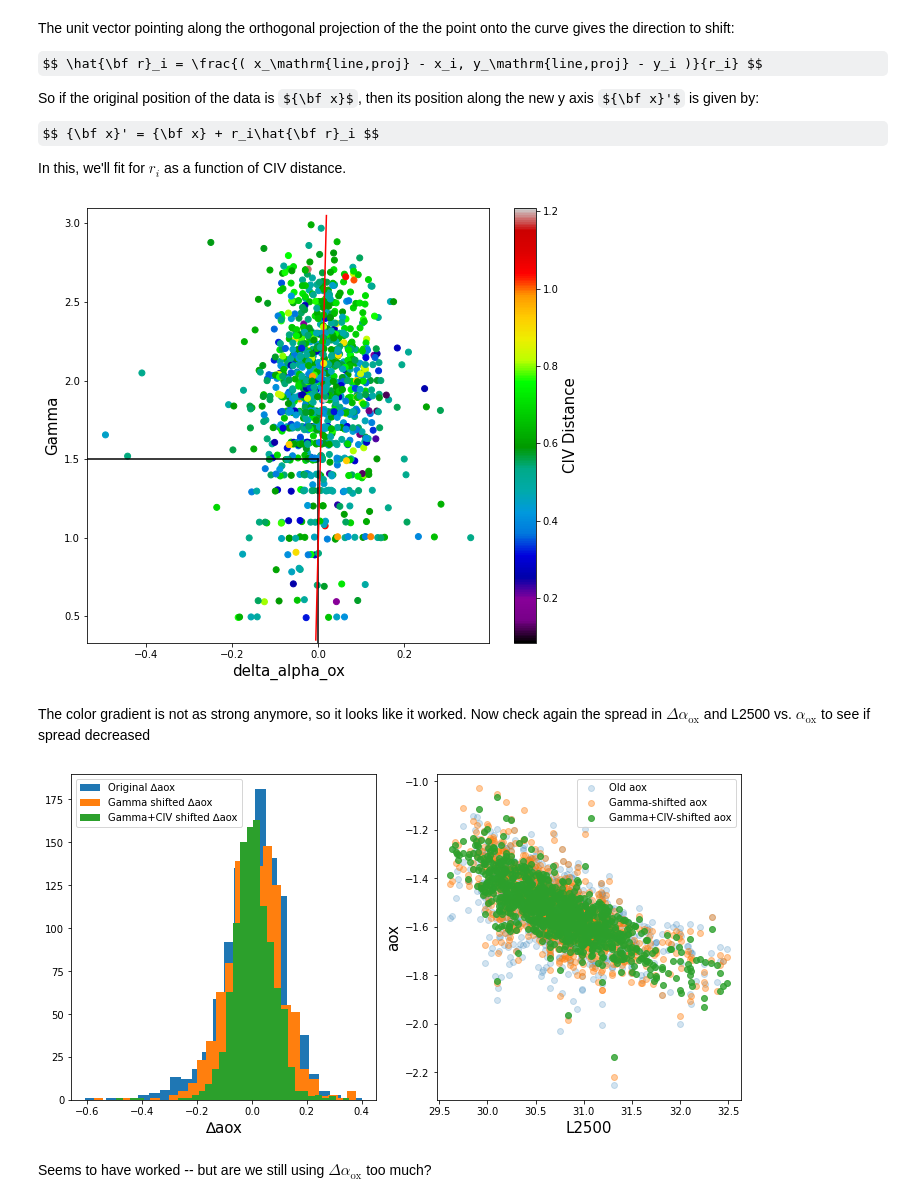
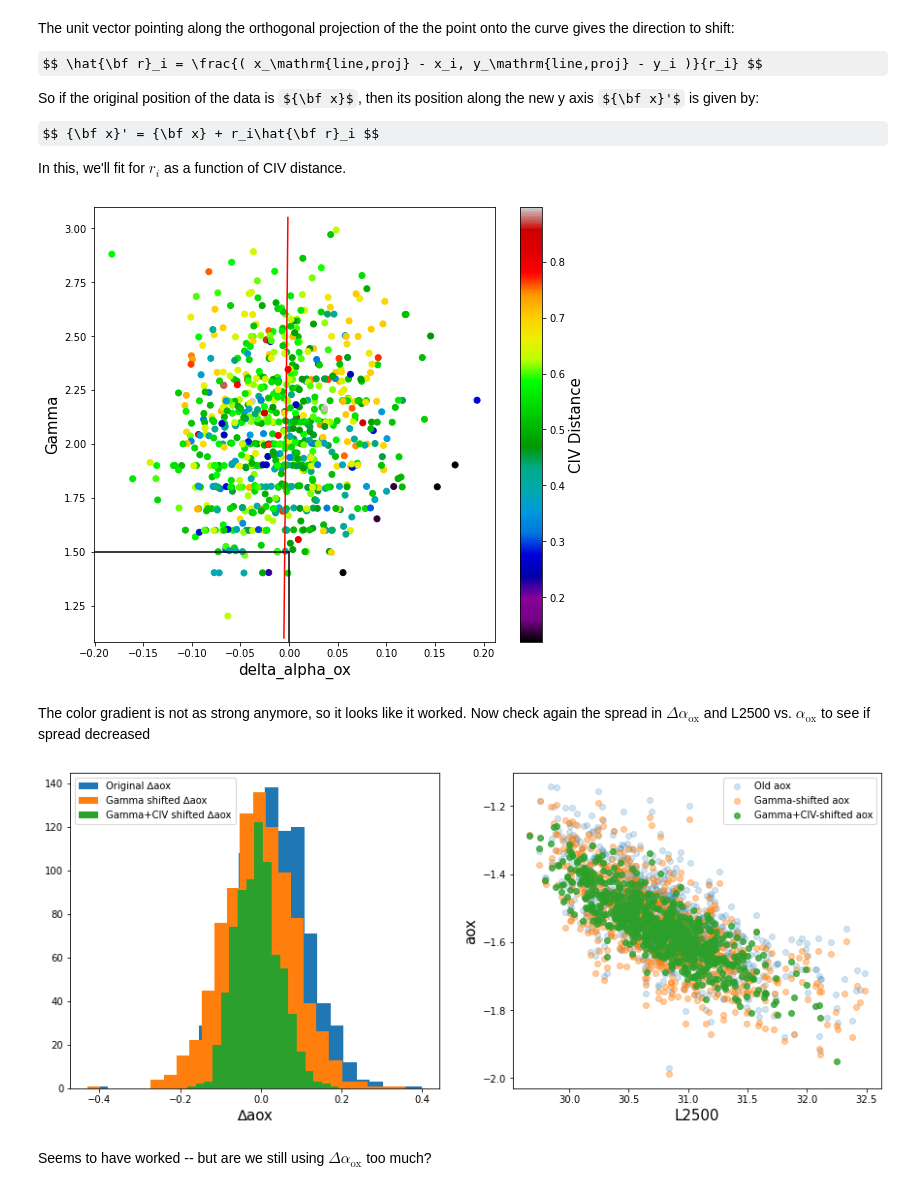
Before and after one commit to trevormccaffrey/Cosmology_Quasars, a Jupyter notebook: Xray_data/gamma_daox_diagonal_corrs_shiftdaox_4_mean_clean_3_linfits.ipynb, the cells around one changed output. Saved outputs shown, nothing was run; the diff lists cells and outputs as text; code cells hidden in the pictures; some formulas as TeX source.

```diff
--- a/Xray_data/gamma_daox_diagonal_corrs_shiftdaox_4_mean_clean_3_linfits.ipynb
+++ b/Xray_data/gamma_daox_diagonal_corrs_shiftdaox_4_mean_clean_3_linfits.ipynb
@@ -485,16 +491,16 @@ Get the distances from the new y-axis and plot against CIV distance; it looks li
 dist_yax_scaled = perp_distance(data_gamma_scale, xax_scale, yax_scale)
 # %%
 #Look at two fits - one of CIVdist vs distance from y' axis; another vice versa
-m_civ,b_civ = np.polyfit(CIVdist, dist_yax_scaled, 1)
+m_civ,b_civ = np.polyfit(CIVdist[~variable_list], dist_yax_scaled, 1)
 yrange_civ = np.linspace(0.02,1.22,500)
 x_civ = m_civ*yrange_civ + b_civ
 
-m_civ2,b_civ2 = np.polyfit(dist_yax_scaled, CIVdist, 1)
+m_civ2,b_civ2 = np.polyfit(dist_yax_scaled, CIVdist[~variable_list], 1)
 xrange_civ2 = np.linspace(-.25,.25,500)
 y_civ2 = m_civ2*xrange_civ2 + b_civ2
 
 fig = plt.figure(figsize=(6,6))
-plt.scatter(dist_yax_scaled, CIVdist, alpha=0.5)
+plt.scatter(dist_yax_scaled, CIVdist[~variable_list], alpha=0.5)
 #plot_contour(dist_yax_scaled, CIVdist, c="b")
 ylims = plt.gca().get_ylim()
 plt.plot(x_civ, yrange_civ, "-r")
@@ -519,7 +525,7 @@ So the slope between the two is:
 $$ \tilde{m} = \frac{m_1 - \tan(\phi/2)}{1+m_1\tan(\phi/2)} $$
 # %%
 #Scale above data
-perp_civ_data = np.array([dist_yax_scaled, CIVdist]).T
+perp_civ_data = np.array([dist_yax_scaled, CIVdist[~variable_list]]).T
 fit_ydaox = np.array([x_civ, yrange_civ]).T
 fit_yCIV = np.array([xrange_civ2, y_civ2]).T
 
@@ -538,7 +544,7 @@ m2_scale = lin_slope(fit_ydaox_scale)
 phi = np.arctan((m1_scale-m2_scale)/(1+m1_scale*m2_scale))
 m_new_scaled = (m1_scale-np.tan(phi/2)) / (1+m1_scale*np.tan(phi/2))
 b_new_scaled = intfit_y_scaled - intfit_x_scaled*m_new_scaled
-x_new_scaled = np.linspace(0.50, 0.75, 1000)
+x_new_scaled = np.linspace(0.27, 0.65, 1000)
 y_new_scaled = m_new_scaled*x_new_scaled + b_new_scaled
 fit_new_scaled = np.array([x_new_scaled, y_new_scaled]).T
 
@@ -581,9 +587,9 @@ def diag_shift(data, line, mag_shift):
     return data + mag_shift*rhat
 # %%
 data_gamma_civ_scale = []
-for i in range(len(CIVdist)):
+for i in range(len(CIVdist[~variable_list])):
     #Get index of the fitted CIV distance of point
-    indperp = abs(CIVdist[i]-fit_new[:,1]).argmin()
+    indperp = abs(CIVdist[~variable_list][i]-fit_new[:,1]).argmin()
     perpshift = fit_new[indperp,0]
     data_shifted = diag_shift(data_gamma_scale[i,:], yax_scale, abs(perpshift))
     data_gamma_civ_scale.append(data_shifted)
@@ -593,7 +599,7 @@ data_gamma_civ_scale = np.array(data_gamma_civ_scale)
 data_gamma_civ = scaler_gamma.inverse_transform(data_gamma_civ_scale)
 
 fig = plt.figure(figsize=(9,8))
-plt.scatter(data_gamma_civ[:,0], data_gamma_civ[:,1], c=CIVdist, cmap="nipy_spectral", edgecolor=None)
+plt.scatter(data_gamma_civ[:,0], data_gamma_civ[:,1], c=CIVdist[~variable_list], cmap="nipy_spectral", edgecolor=None)
 xlims, ylims = plt.gca().get_xlim(), plt.gca().get_ylim()
 plt.plot([xlims[0],0],[1.5,1.5], "-k")
 plt.plot([0,0],[ylims[0],1.5], "-k")
@@ -607,30 +613,30 @@ plt.ylabel("Gamma", fontsize=15)
 plt.xlabel("delta_alpha_ox", fontsize=15)
 plt.show()
 # %% [output]
-[figure, old version]
+[figure, new version]
 # %% [markdown]
 The color gradient is not as strong anymore, so it looks like it worked.  Now check again the spread in $\Delta\alpha_\mathrm{ox}$ and L2500 vs. $\alpha_\mathrm{ox}$ to see if spread decreased
 # %%
-aox_gamma_civ = aox - (daox - data_gamma_civ[:,0]) #aox shifted based on gamma bins
+aox_gamma_civ = aox[~variable_list] - (daox[~variable_list] - data_gamma_civ[:,0]) #aox shifted based on gamma bins
 
-fig, [ax1,ax2] = plt.subplots(1, 2, figsize=(12,6))
+fig, [ax1,ax2] = plt.subplots(1, 2, figsize=(15,6))
 
 ax1.hist(daox, bins="scott", label="Original ∆aox")
 ax1.hist(daox_gamma, bins="scott", label="Gamma shifted ∆aox")
 ax1.hist(data_gamma_civ[:,0], bins="scott", label="Gamma+CIV shifted ∆aox")
 ax1.set_xlabel("∆aox", fontsize=15)
 ax1.legend(loc="best")
 
 ax2.scatter(L2500, aox, alpha=0.2, label="Old aox")
 ax2.scatter(L2500, aox_gamma, alpha=0.4, label="Gamma-shifted aox")
-ax2.scatter(L2500, aox_gamma_civ, alpha=0.8, label="Gamma+CIV-shifted aox")
+ax2.scatter(L2500[~variable_list], aox_gamma_civ, alpha=0.8, label="Gamma+CIV-shifted aox")
 ax2.set_ylabel("aox", fontsize=15)
 ax2.set_xlabel("L2500", fontsize=15)
 ax2.legend(loc="best")
 
 plt.show()
 # %% [output]
-[figure, old version]
+[figure, new version]
 # %% [markdown]
 Seems to have worked -- but are we still using $\Delta\alpha_\mathrm{ox}$ too much?
 # %% [markdown]
```
Also changed, not shown: parts of 27 cells of this notebook.
